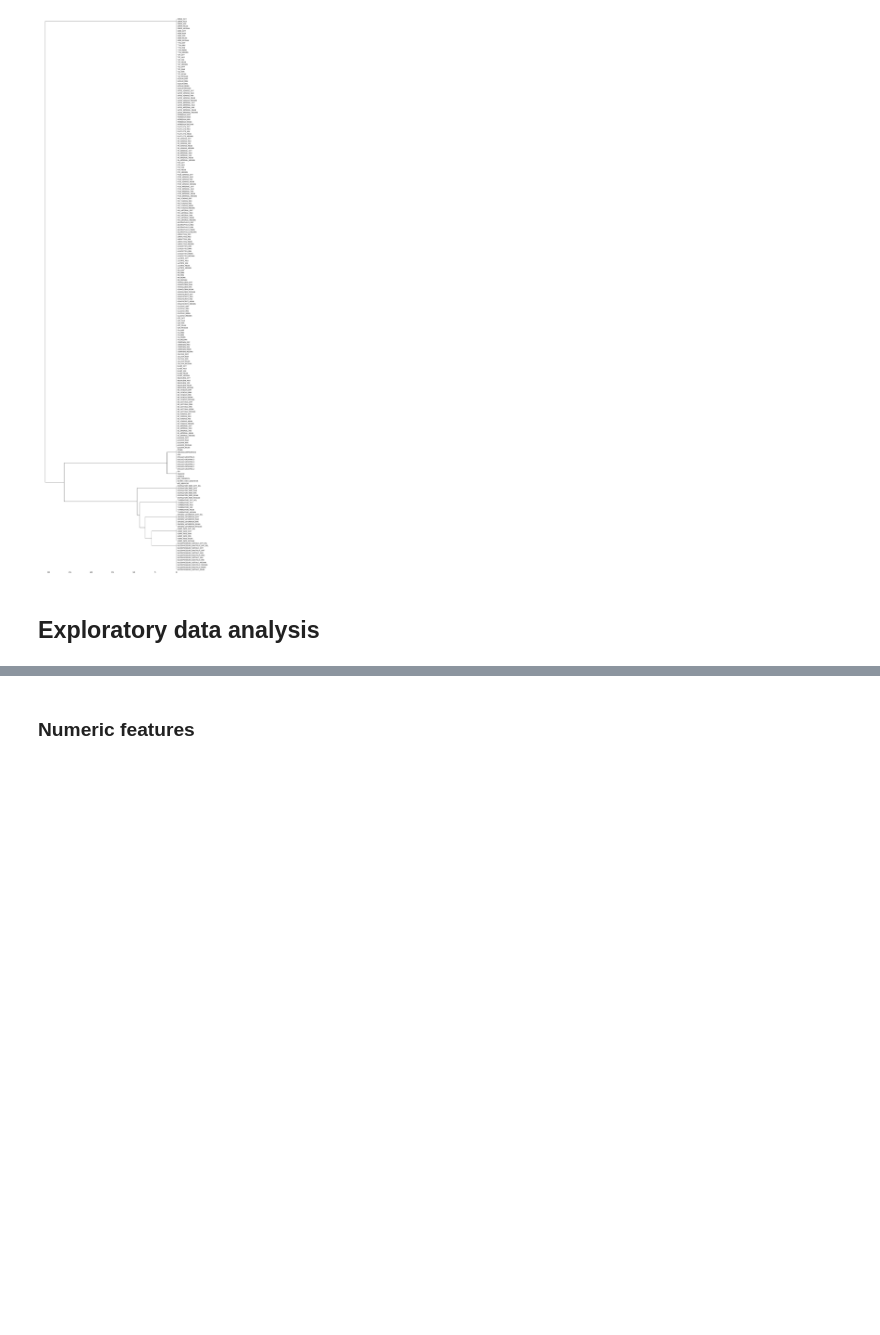
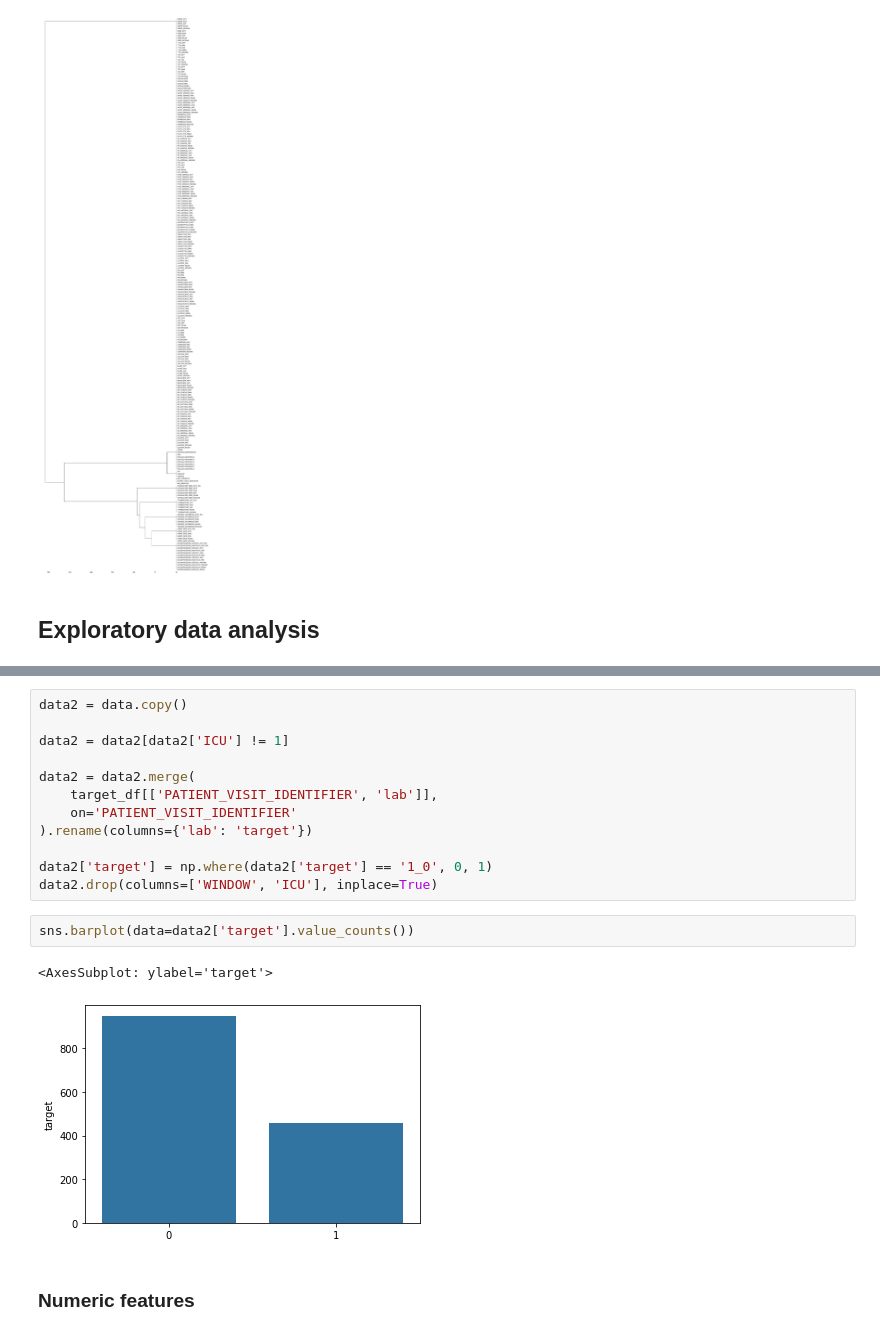
Before and after one commit to ccaiman/covid-capstone, a Jupyter notebook: covid_icu.ipynb, the cells around one changed output, grey strips where cells are left out. Drawn from its saved outputs; the diff is of its cells as text; blank space fills up the shorter version.

```diff
--- a/covid_icu.ipynb
+++ b/covid_icu.ipynb
@@ -37,3 +91,20 @@ msno.dendrogram(data)
+# %%
+data2 = data.copy()
+
+data2 = data2[data2['ICU'] != 1]
+
+data2 = data2.merge(
+    target_df[['PATIENT_VISIT_IDENTIFIER', 'lab']],
+    on='PATIENT_VISIT_IDENTIFIER'
+).rename(columns={'lab': 'target'})
+
+data2['target'] = np.where(data2['target'] == '1_0', 0, 1)
+data2.drop(columns=['WINDOW', 'ICU'], inplace=True)
+# %%
+sns.barplot(data=data2['target'].value_counts())
+# %% [output]
+<AxesSubplot: ylabel='target'>
+[figure, added]
 # %% [markdown]
 ### Numeric features
 # %%
```
Also changed, not shown: parts of 15 cells of this notebook.
